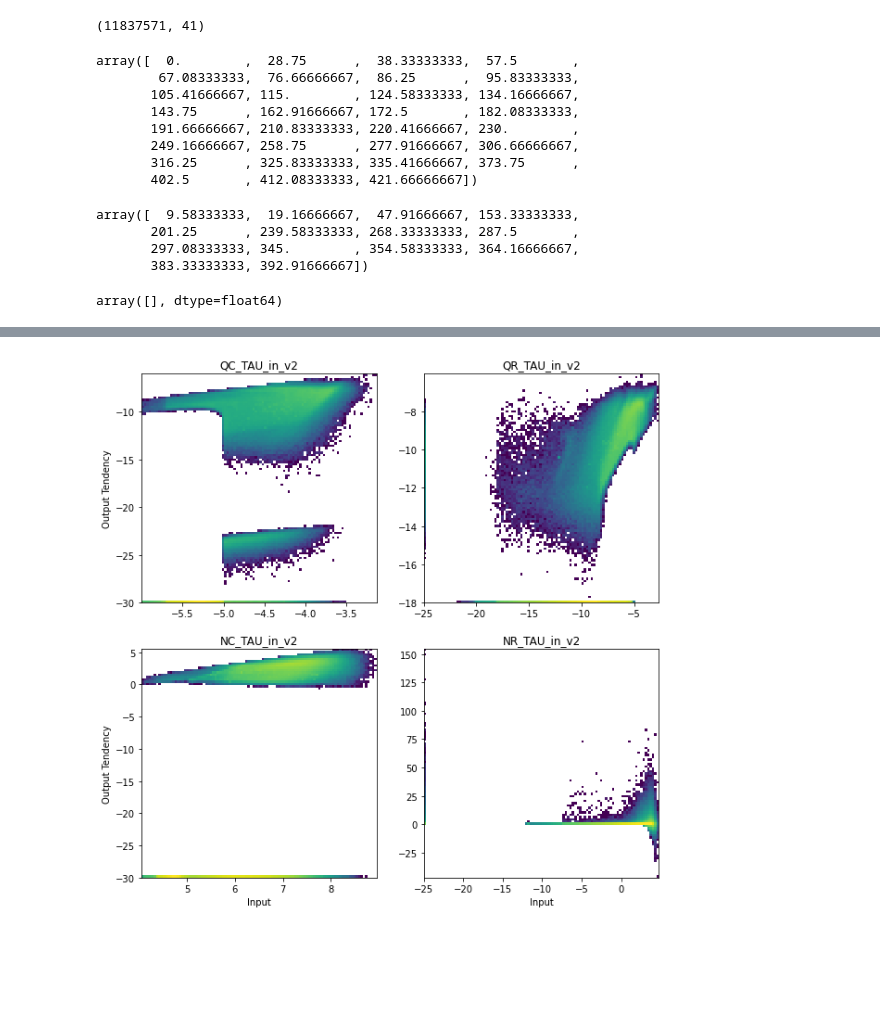
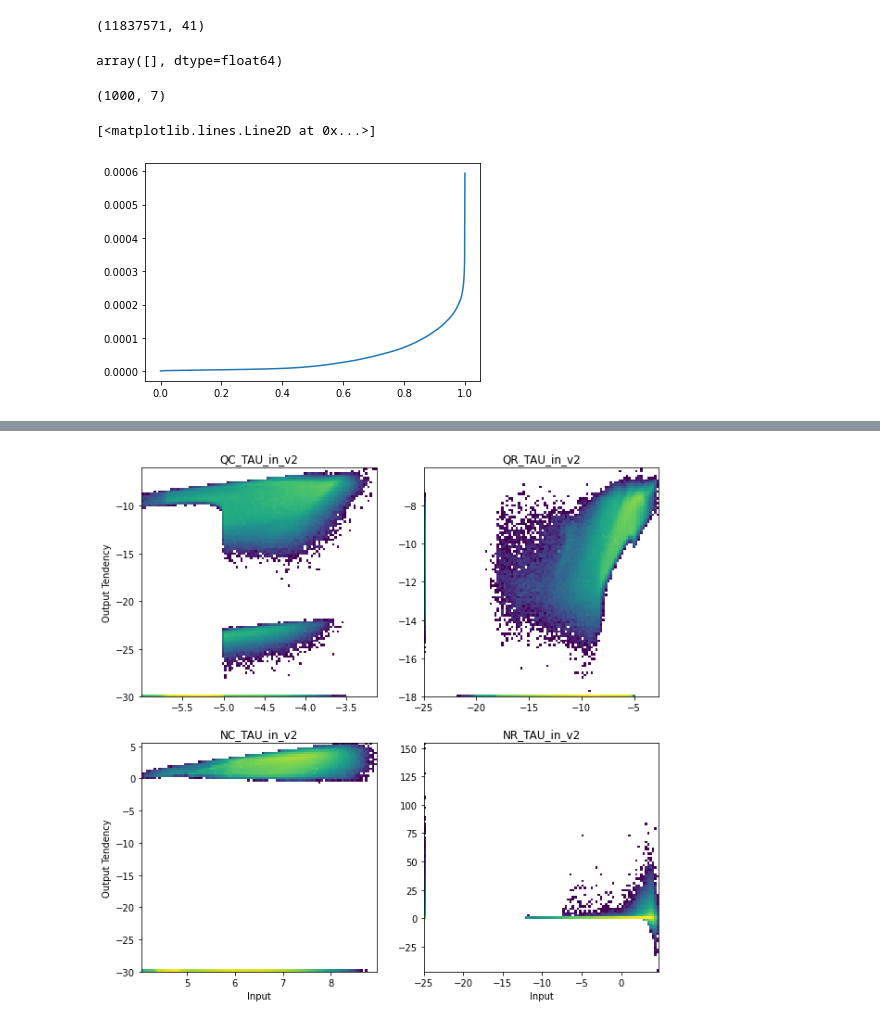
Before and after one commit to NCAR/mlmicrophysics, a Jupyter notebook: notebooks/physics_based_mp_nn.ipynb, the cells around one changed output, grey strips where cells are left out. Saved outputs shown, nothing was run; the diff lists cells and outputs as text; code cells hidden in the pictures; blank space fills up the shorter version.

```diff
--- a/notebooks/physics_based_mp_nn.ipynb
+++ b/notebooks/physics_based_mp_nn.ipynb
@@ -107,24 +82,6 @@ input_cols = ["QC_TAU_in_v2", "QR_TAU_in_v2", "NC_TAU_in_v2", "NR_TAU_in_v2", 'R
 output_cols = ["QC_TAU_out_v2", "QR_TAU_out_v2", "NC_TAU_out_v2", "NR_TAU_out_v2"]
 gss = GroupShuffleSplit(n_splits=1, train_size=0.7)
 train_idxs, test_idxs = next(gss.split(mp_good_data[input_cols], mp_good_data[output_cols], mp_good_data["time"]))
-# %%
-mp_good_data.loc[train_idxs, "time"].unique()
-# %% [output]
-array([  0.        ,  28.75      ,  38.33333333,  57.5       ,
-        67.08333333,  76.66666667,  86.25      ,  95.83333333,
-       105.41666667, 115.        , 124.58333333, 134.16666667,
-       143.75      , 162.91666667, 172.5       , 182.08333333,
-       191.66666667, 210.83333333, 220.41666667, 230.        ,
-       249.16666667, 258.75      , 277.91666667, 306.66666667,
-       316.25      , 325.83333333, 335.41666667, 373.75      ,
-       402.5       , 412.08333333, 421.66666667])
-# %%
-mp_good_data.loc[test_idxs, "time"].unique()
-# %% [output]
-array([  9.58333333,  19.16666667,  47.91666667, 153.33333333,
-       201.25      , 239.58333333, 268.33333333, 287.5       ,
-       297.08333333, 345.        , 354.58333333, 364.16666667,
-       383.33333333, 392.91666667])
 # %%
 np.intersect1d(mp_good_data.loc[train_idxs, "time"].unique(), mp_good_data.loc[test_idxs, "time"].unique())
 # %% [output]
@@ -142,0 +100,9 @@ val_y_s = out_scaler.transform(np.log10(val_y))
+# %%
+in_scaler.quantiles_
+# %% [output]
+(1000, 7)
+# %%
+plt.plot(in_scaler.references_, in_scaler.quantiles_[:, 0])
+# %% [output]
+[<matplotlib.lines.Line2D at 0x...>]
+[figure, added]
```
Also changed, not shown: parts of 10 cells of this notebook, 1 other file.
